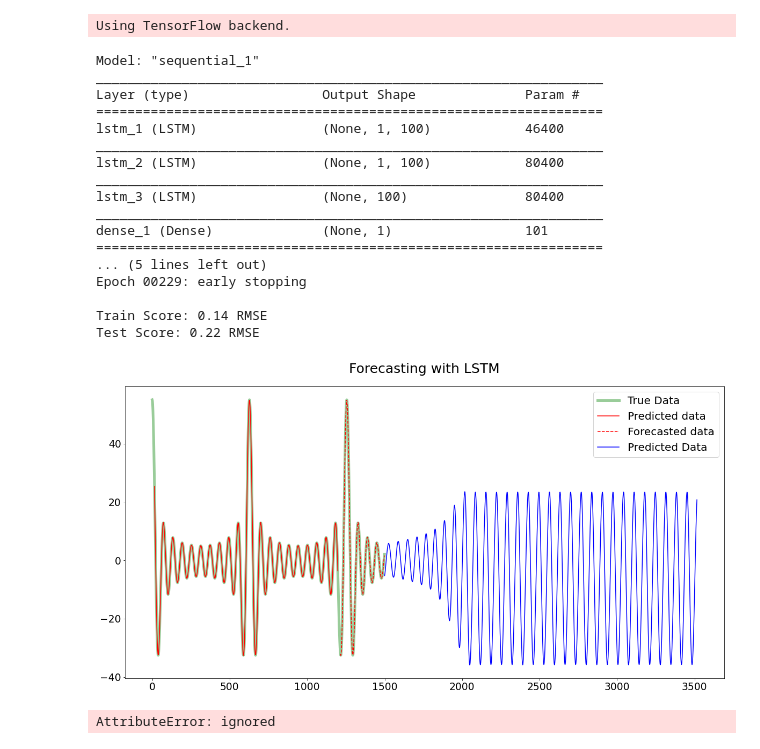
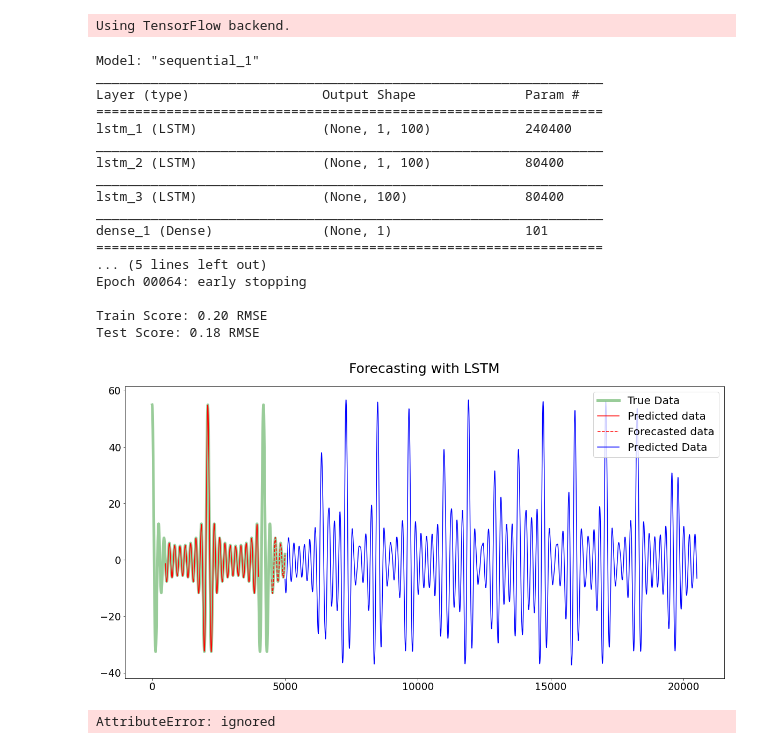
Before and after one commit to RitvikPrabhu/Machine-Learning, a Jupyter notebook: Neural_Networks_function_prediction_.ipynb, the cells around one changed output. Drawn from its saved outputs; the diff is of its cells as text; code cells hidden in the pictures.

```diff
--- a/Neural_Networks_function_prediction_.ipynb
+++ b/Neural_Networks_function_prediction_.ipynb
@@ -52,7 +52,7 @@ from IPython.display import clear_output
 # %% [output]
 Using TensorFlow backend.
 # %%
-N = 1500
+N = 5000
 # convert an array of values into a dataset matrix
 def create_dataset(dataset, look_back=1):
     dataX, dataY = [], []
@@ -82,7 +82,7 @@ train, test = dataset[0:train_size,:], dataset[train_size:len(dataset),:]
 
 
 # reshape into X=t and Y=t+1
-look_back = 15
+look_back = 500
 trainX, trainY = create_dataset(train, look_back)
 testX, testY = create_dataset(test, look_back)
 
@@ -144,7 +144,7 @@ plt.title('Forecasting with LSTM')
 
 #Prediction
 
-num_pred = 2000
+num_pred = 15000
 
 #Create dataset for network
 Input = []
@@ -161,38 +161,38 @@ x = list(Input[-1])
 for i in range(int(num_pred)+1):
   data = np.array(x[i:i+look_back]).reshape(1,1,look_back)
   result = model.predict(data)
   x.append(float(result))
 
 x = np.array(x)
 x = np.reshape(x,(x.shape[0],1))
 PredictPlot = scaler.inverse_transform(x)
 res = np.arange(N,N+len(Y[-look_back:])+num_pred+1)
 
 plt.plot(res, PredictPlot, label = 'Predicted Data', c = 'b')
 
 plt.legend()
 
 
 plt.show()
 # %% [output]
 Model: "sequential_1"
 _________________________________________________________________
 Layer (type)                 Output Shape              Param #
 =================================================================
-lstm_1 (LSTM)                (None, 1, 100)            46400
+lstm_1 (LSTM)                (None, 1, 100)            240400
 _________________________________________________________________
 lstm_2 (LSTM)                (None, 1, 100)            80400
 _________________________________________________________________
 lstm_3 (LSTM)                (None, 100)               80400
 _________________________________________________________________
 dense_1 (Dense)              (None, 1)                 101
 =================================================================
 ... (5 lines left out)
-Epoch 00229: early stopping
+Epoch 00064: early stopping
 
-Train Score: 0.14 RMSE
-Test Score: 0.22 RMSE
+Train Score: 0.20 RMSE
+Test Score: 0.18 RMSE
-[figure, old version]
+[figure, new version]
 # %%
 #Prediction
 
```
